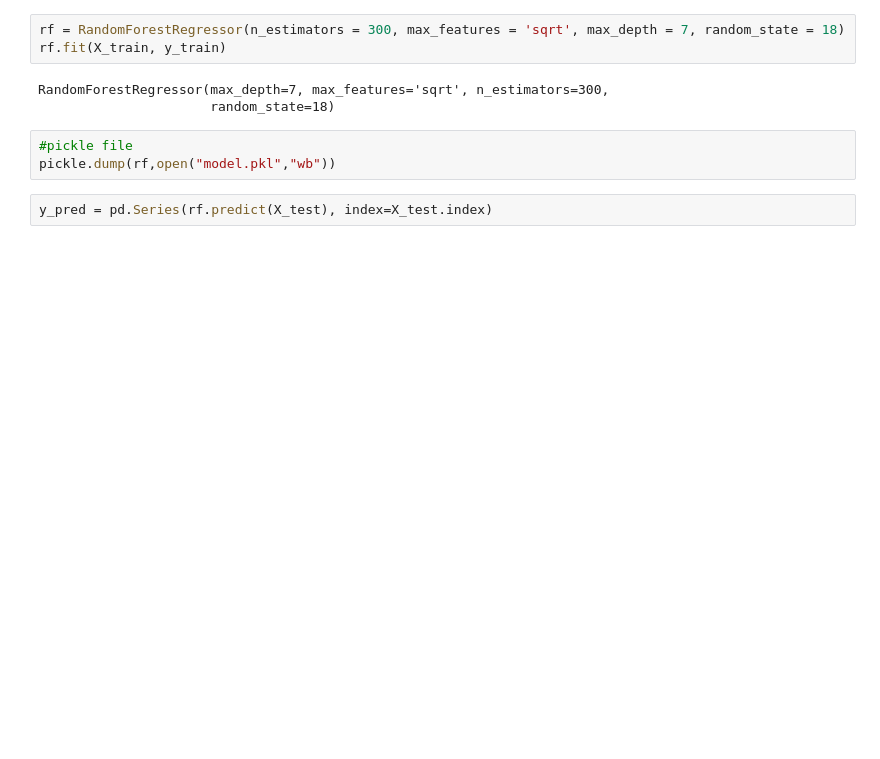
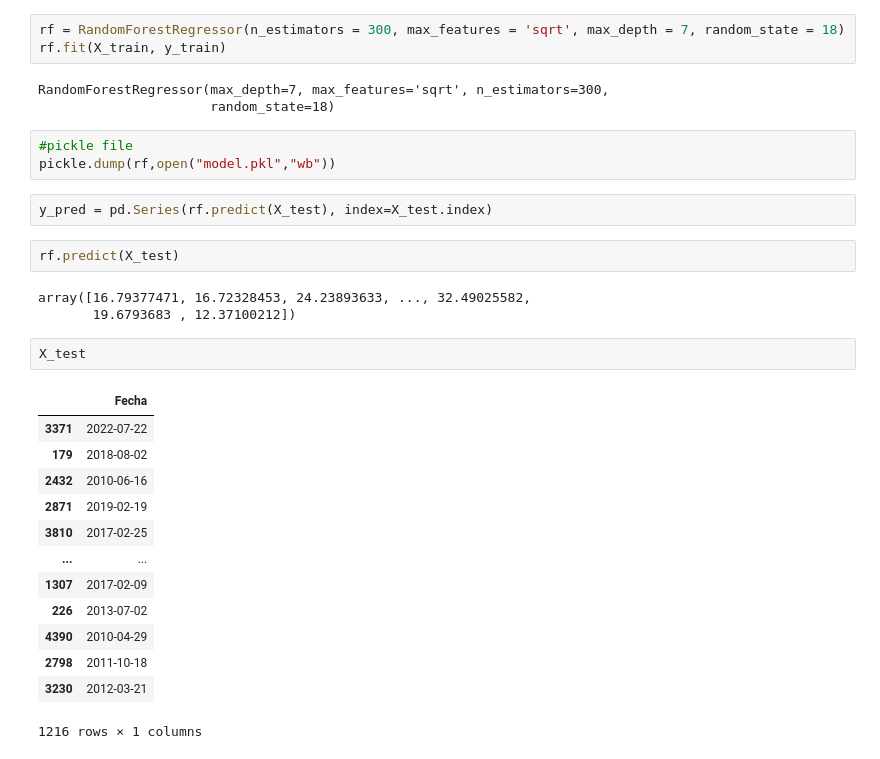
Before and after one commit to AgustinCdeCelis/calidad_aire_bsas, a Jupyter notebook: analisis.ipynb, the cells around one changed output. Drawn from its saved outputs; the diff is of its cells as text; blank space fills up the shorter version.

```diff
--- a/analisis.ipynb
+++ b/analisis.ipynb
@@ -603,3 +634,24 @@ RandomForestRegressor(max_depth=7, max_features='sqrt', n_estimators=300,
 pickle.dump(rf,open("model.pkl","wb"))
 # %%
 y_pred = pd.Series(rf.predict(X_test), index=X_test.index)
+# %%
+rf.predict(X_test)
+# %% [output]
+array([16.79377471, 16.72328453, 24.23893633, ..., 32.49025582,
+       19.6793683 , 12.37100212])
+# %%
+X_test
+# %% [output]
+|  | Fecha |
+| 3371 | 2022-07-22 |
+| 179 | 2018-08-02 |
+| 2432 | 2010-06-16 |
+| 2871 | 2019-02-19 |
+| 3810 | 2017-02-25 |
+| ... | ... |
+| 1307 | 2017-02-09 |
+| 226 | 2013-07-02 |
+| 4390 | 2010-04-29 |
+| 2798 | 2011-10-18 |
+| 3230 | 2012-03-21 |
+1216 rows × 1 columns
```
Also changed, not shown: parts of 21 cells of this notebook, 2 other files.
